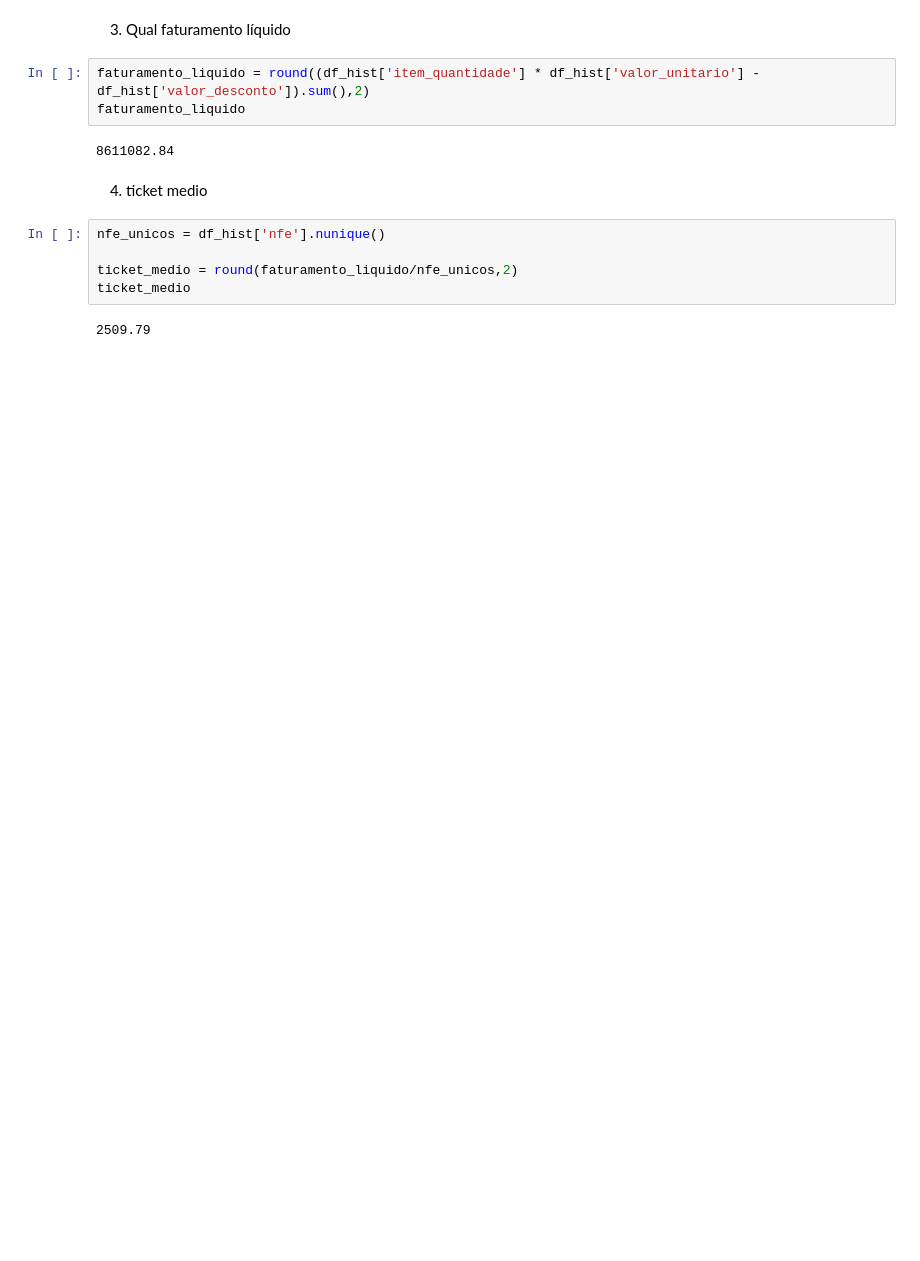
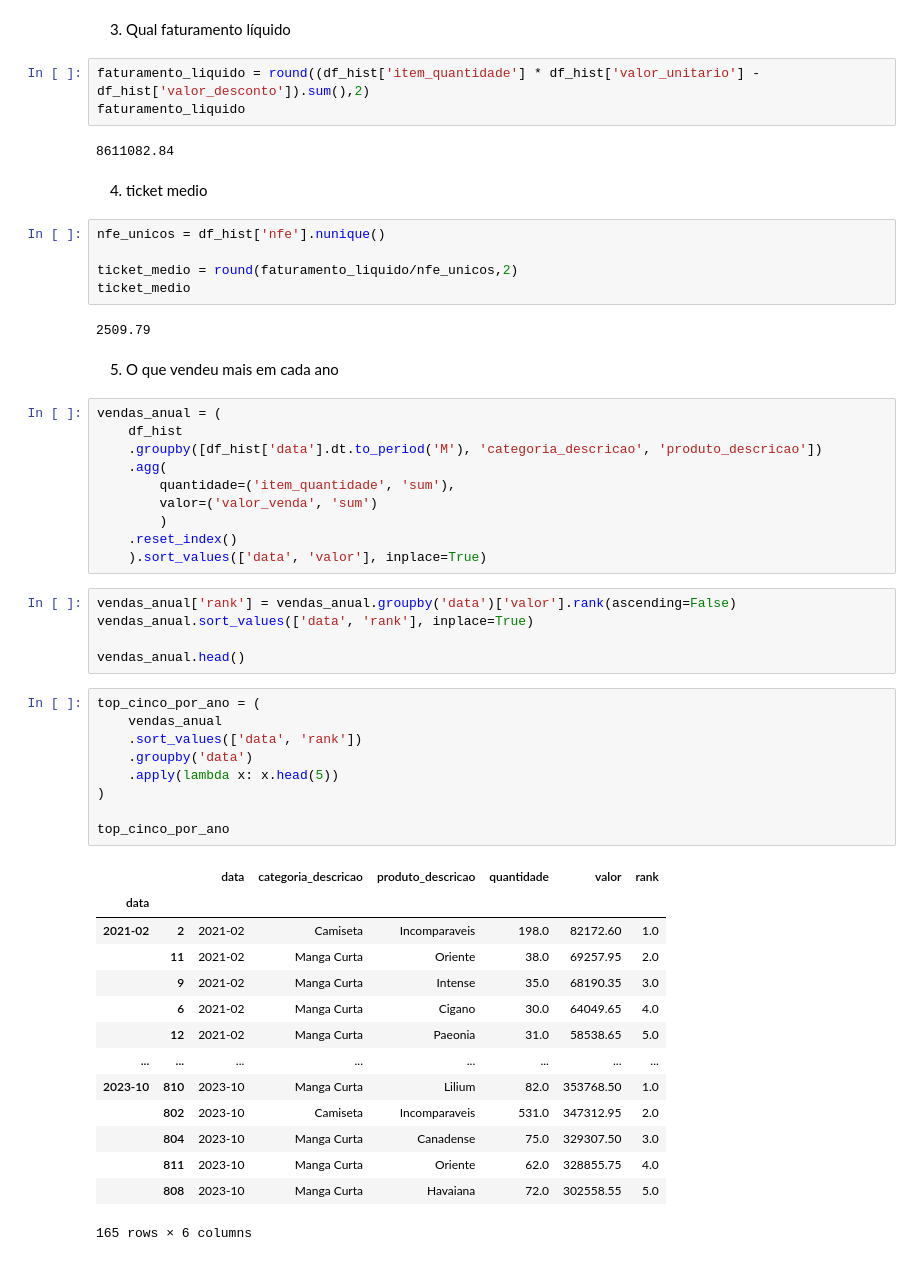
Before and after one commit to Clarice-Satiko-Aoto/b2b-analyis, a Jupyter notebook: B2B_EDA.ipynb, the cells around one changed output. Cells and saved outputs as stored; diff of their text form; blank space fills up the shorter version.

```diff
--- a/B2B_EDA.ipynb
+++ b/B2B_EDA.ipynb
@@ -103,3 +108,44 @@ ticket_medio = round(faturamento_liquido/nfe_unicos,2)
 ticket_medio
 # %% [output]
 2509.79
+# %% [markdown]
+5) O que vendeu mais em cada ano
+# %%
+vendas_anual = (
+    df_hist
+    .groupby([df_hist['data'].dt.to_period('M'), 'categoria_descricao', 'produto_descricao'])
+    .agg(
+        quantidade=('item_quantidade', 'sum'),
+        valor=('valor_venda', 'sum')
+        )
+    .reset_index()
+    ).sort_values(['data', 'valor'], inplace=True)
+# %%
+vendas_anual['rank'] = vendas_anual.groupby('data')['valor'].rank(ascending=False)
+vendas_anual.sort_values(['data', 'rank'], inplace=True)
+
+vendas_anual.head()
+# %%
+top_cinco_por_ano = (
+    vendas_anual
+    .sort_values(['data', 'rank'])
+    .groupby('data')
+    .apply(lambda x: x.head(5))
+)
+
+top_cinco_por_ano
+# %% [output]
+|  |  | data | categoria_descricao | produto_descricao | quantidade | valor | rank |
+| data |  |  |  |  |  |  |  |
+| 2021-02 | 2 | 2021-02 | Camiseta | Incomparaveis | 198.0 | 82172.60 | 1.0 |
+|  | 11 | 2021-02 | Manga Curta | Oriente | 38.0 | 69257.95 | 2.0 |
+|  | 9 | 2021-02 | Manga Curta | Intense | 35.0 | 68190.35 | 3.0 |
+|  | 6 | 2021-02 | Manga Curta | Cigano | 30.0 | 64049.65 | 4.0 |
+|  | 12 | 2021-02 | Manga Curta | Paeonia | 31.0 | 58538.65 | 5.0 |
+| ... | ... | ... | ... | ... | ... | ... | ... |
+| 2023-10 | 810 | 2023-10 | Manga Curta | Lilium | 82.0 | 353768.50 | 1.0 |
+|  | 802 | 2023-10 | Camiseta | Incomparaveis | 531.0 | 347312.95 | 2.0 |
+|  | 804 | 2023-10 | Manga Curta | Canadense | 75.0 | 329307.50 | 3.0 |
+|  | 811 | 2023-10 | Manga Curta | Oriente | 62.0 | 328855.75 | 4.0 |
+|  | 808 | 2023-10 | Manga Curta | Havaiana | 72.0 | 302558.55 | 5.0 |
+165 rows × 6 columns
```
Also changed, not shown: parts of 17 cells of this notebook.
